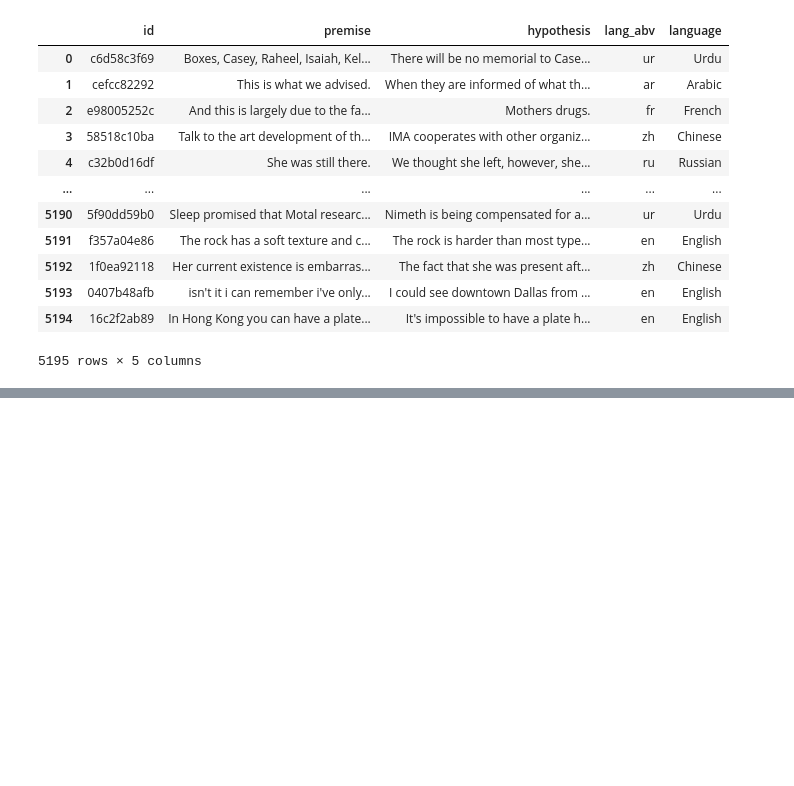
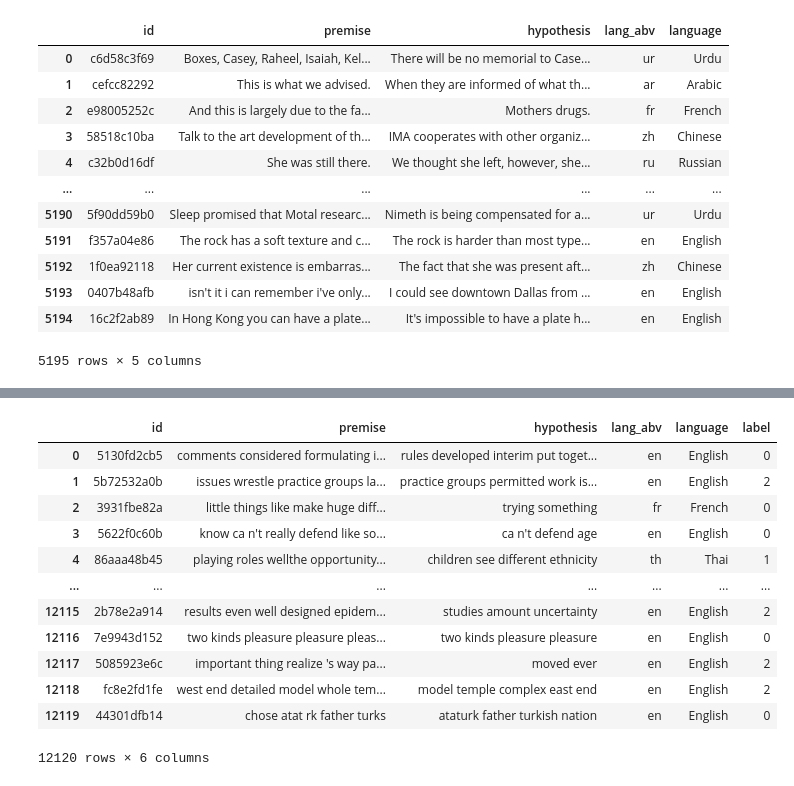
Before and after one commit to LukaszGrabarski/WB2, a Jupyter notebook: preprocess.ipynb, the cells around one changed output, grey strips where cells are left out. Saved outputs shown, nothing was run; the diff lists cells and outputs as text; code cells hidden in the pictures; blank space fills up the shorter version.

Commit message:
opisalem pare rzeczy, porownanie translated vs not translated

```diff
--- a/preprocess.ipynb
+++ b/preprocess.ipynb
@@ -155,0 +172,40 @@ test_translated.to_csv('test_translated.csv', index=False)
+# %%
+import pandas as pd
+import string
+import nltk
+from nltk.corpus import stopwords
+from sklearn.model_selection import train_test_split
+
+# Ensure required resources are downloaded
+nltk.download('stopwords')
+nltk.download('punkt')
+
+# Load the data
+train_df = pd.read_csv('data/train_translated.csv')
+test_df = pd.read_csv('data/test_translated.csv')
+
+# Define stopwords and punctuation
+stop_words = set(stopwords.words('english'))
+punctuation = set(string.punctuation)
+
+def preprocess_text(text):
+    # Convert to lowercase
+    text = text.lower()
+
+    # Tokenize the text
+    words = nltk.word_tokenize(text)
+
+    # Remove stopwords and punctuation
+    words = [word for word in words if word not in stop_words and word not in punctuation]
+
+    # Join the words back into a single string
+    text = ' '.join(words)
+
+    return text
+
+# Apply the preprocessing function to the premise and hypothesis columns
+train_df['premise'] = train_df['premise'].apply(preprocess_text)
+train_df['hypothesis'] = train_df['hypothesis'].apply(preprocess_text)
+
+test_df['premise'] = test_df['premise'].apply(preprocess_text)
+test_df['hypothesis'] = test_df['hypothesis'].apply(preprocess_text)
@@ -155,0 +219,16 @@ test_translated.to_csv('test_translated.csv', index=False)
+# %%
+train_df
+# %% [output]
+|  | id | premise | hypothesis | lang_abv | language | label |
+| 0 | 5130fd2cb5 | comments considered formulating i... | rules developed interim put toget... | en | English | 0 |
+| 1 | 5b72532a0b | issues wrestle practice groups la... | practice groups permitted work is... | en | English | 2 |
+| 2 | 3931fbe82a | little things like make huge diff... | trying something | fr | French | 0 |
+| 3 | 5622f0c60b | know ca n't really defend like so... | ca n't defend age | en | English | 0 |
+| 4 | 86aaa48b45 | playing roles wellthe opportunity... | children see different ethnicity | th | Thai | 1 |
+| ... | ... | ... | ... | ... | ... | ... |
+| 12115 | 2b78e2a914 | results even well designed epidem... | studies amount uncertainty | en | English | 2 |
+| 12116 | 7e9943d152 | two kinds pleasure pleasure pleas... | two kinds pleasure pleasure | en | English | 0 |
+| 12117 | 5085923e6c | important thing realize 's way pa... | moved ever | en | English | 2 |
+| 12118 | fc8e2fd1fe | west end detailed model whole tem... | model temple complex east end | en | English | 2 |
+| 12119 | 44301dfb14 | chose atat rk father turks | ataturk father turkish nation | en | English | 0 |
+12120 rows × 6 columns
```
Also changed, not shown: parts of 18 cells of this notebook, 1 other file.
